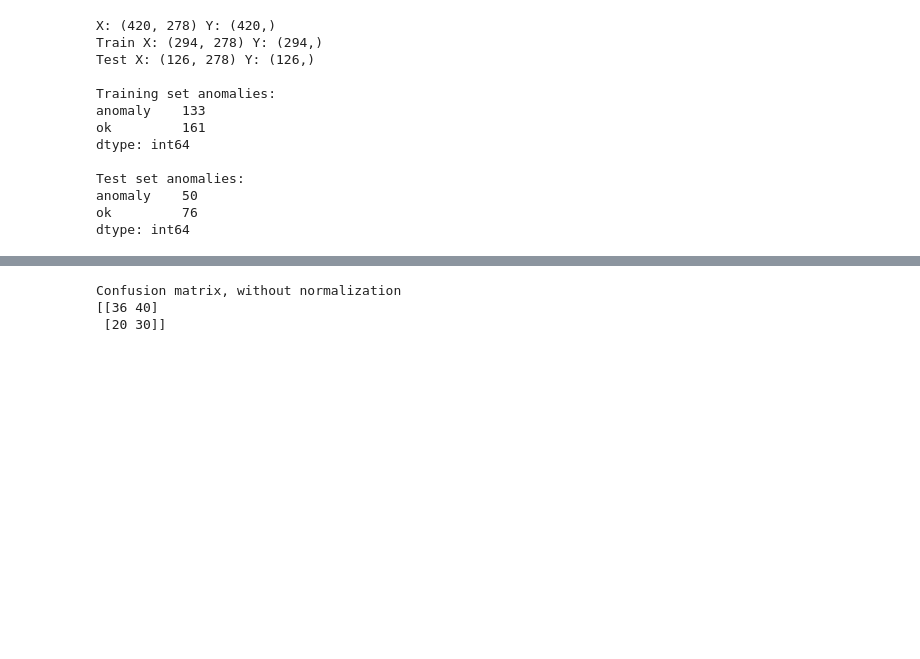
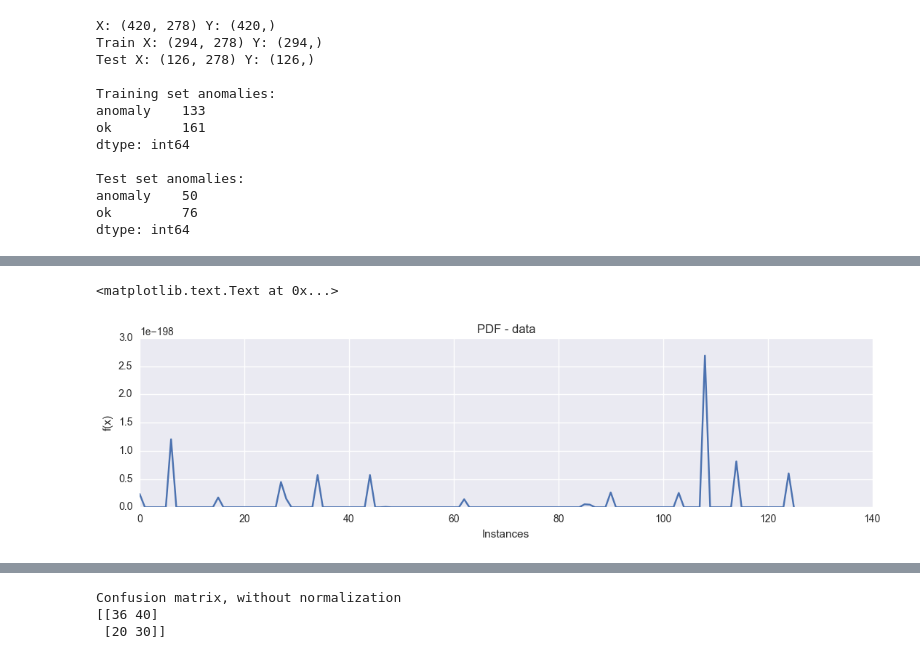
Before and after one commit to msandim/tum-anomaly-detection-challenges, a Jupyter notebook: Homework 1/HW1 - Miguel Sandim.ipynb, the cells around one changed output, grey strips where cells are left out. Cells and saved outputs as stored; diff of their text form; code cells hidden in the pictures; blank space fills up the shorter version.

```diff
--- a/Homework 1/HW1 - Miguel Sandim.ipynb
+++ b/Homework 1/HW1 - Miguel Sandim.ipynb
@@ -221,37 +182,0 @@ def calculateAnomaliesKDE():
-# %%
-probs = calculateAnomaliesKDE()
-
-#print("Probs train:\n%s\nProbs test:\n%s" % (probs_train, probs_test))
-np.set_printoptions(precision=24)
-print("Probs: %s" % probs)
-#print("Probs unique: %s" % np.unique(probs))
-
-#
-
-# Plot train
-'''
-fig = plt.figure()
-
-axes = fig.add_axes([0, 0, 1, 1])
-axes.plot(np.arange(len(probs)), probs)
-
-axes.set_xlabel('Instances')
-axes.set_ylabel('f(x)')
-axes.set_title('PDF - data')
-
-plt.show()'''
-
-#plt.hist(probs, alpha=.3)
-#sns.rugplot(probs);
-
-# Plot test
-#fig = plt.figure()
-
-#axes = fig.add_axes([0, 0, 1, 1])
-#axes.plot(np.arange(len(probs_test)), probs_test)
-
-#axes.set_xlabel('Instances')
-#axes.set_ylabel('f(x)')
-#axes.set_title('PDF - test data')
-
-#plt.show()'''
@@ -283,0 +205,10 @@ Probs: [  0.000000000000000000000000e+00   0.000000000000000000000000e+00
+# %%
+# Plot
+plt.figure(figsize=(13, 3), dpi=500)
+plt.plot(np.arange(len(probs)), probs)
+plt.xlabel('Instances')
+plt.ylabel('f(x)')
+plt.title('PDF - data')
+# %% [output]
+<matplotlib.text.Text at 0x...>
+[figure, added]
```
Also changed, not shown: parts of 21 cells of this notebook.
